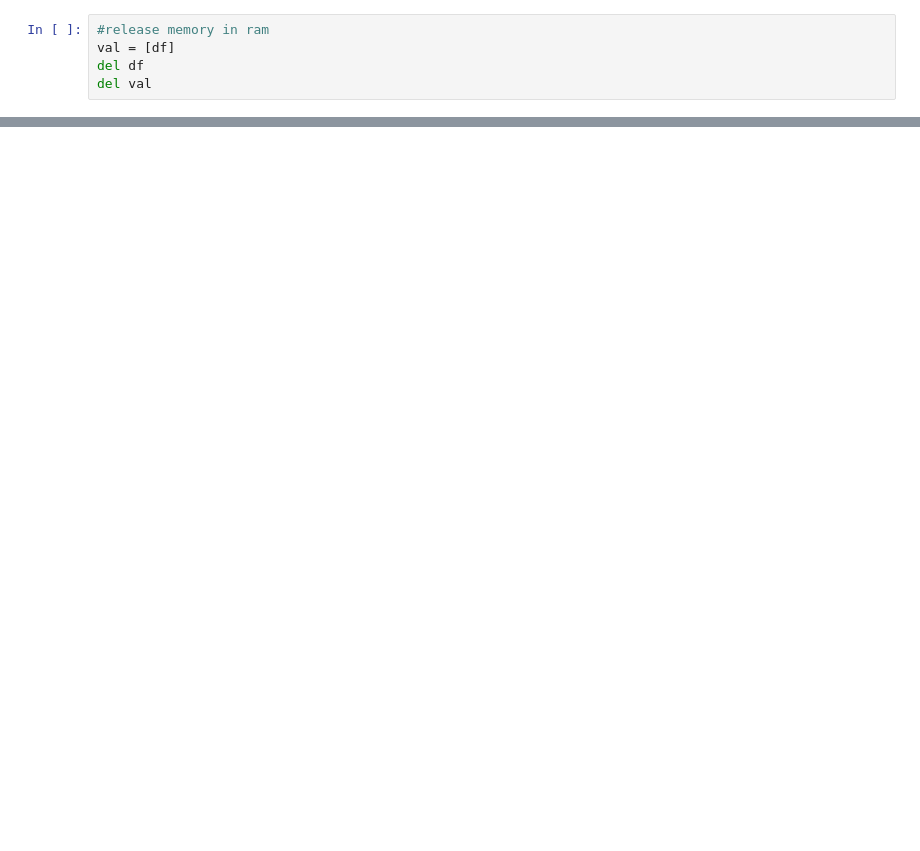
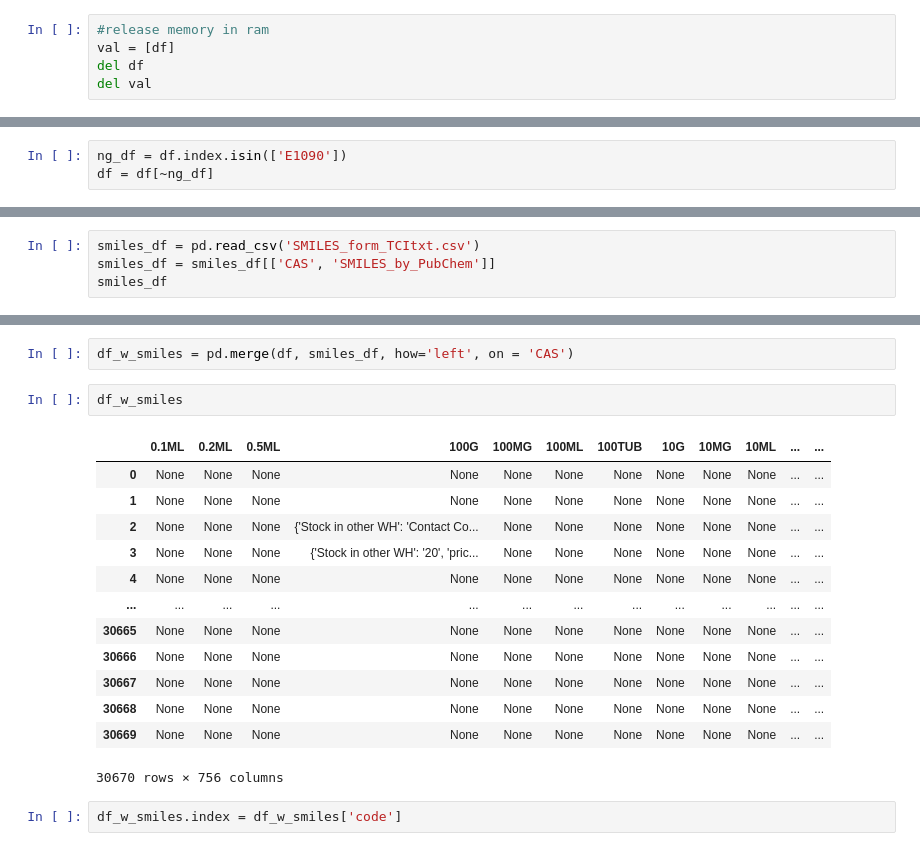
Before and after one commit to stephanyvargas/Learning_DataScience, a Jupyter notebook: WebScrapping_data/test_data_TCI.ipynb, the cells around one changed output, grey strips where cells are left out. Saved outputs shown, nothing was run; the diff lists cells and outputs as text; blank space fills up the shorter version.

```diff
--- a/WebScrapping_data/test_data_TCI.ipynb
+++ b/WebScrapping_data/test_data_TCI.ipynb
@@ -122,0 +173,3 @@ df[df['code'] == 'None']
+# %%
+ng_df = df.index.isin(['E1090'])
+df = df[~ng_df]
@@ -309,0 +229,4 @@ optical density [None '50.0 to 55.0' '1.00 to 1.10']
+# %%
+smiles_df = pd.read_csv('SMILES_form_TCItxt.csv')
+smiles_df = smiles_df[['CAS', 'SMILES_by_PubChem']]
+smiles_df
@@ -309,0 +247,20 @@ optical density [None '50.0 to 55.0' '1.00 to 1.10']
+# %%
+df_w_smiles = pd.merge(df, smiles_df, how='left', on = 'CAS')
+# %%
+df_w_smiles
+# %% [output]
+|  | 0.1ML | 0.2ML | 0.5ML | 100G | 100MG | 100ML | 100TUB | 10G | 10MG | 10ML | ... | ... |
+| 0 | None | None | None | None | None | None | None | None | None | None | ... | ... |
+| 1 | None | None | None | None | None | None | None | None | None | None | ... | ... |
+| 2 | None | None | None | {'Stock in other WH': 'Contact Co... | None | None | None | None | None | None | ... | ... |
+| 3 | None | None | None | {'Stock in other WH': '20', 'pric... | None | None | None | None | None | None | ... | ... |
+| 4 | None | None | None | None | None | None | None | None | None | None | ... | ... |
+| ... | ... | ... | ... | ... | ... | ... | ... | ... | ... | ... | ... | ... |
+| 30665 | None | None | None | None | None | None | None | None | None | None | ... | ... |
+| 30666 | None | None | None | None | None | None | None | None | None | None | ... | ... |
+| 30667 | None | None | None | None | None | None | None | None | None | None | ... | ... |
+| 30668 | None | None | None | None | None | None | None | None | None | None | ... | ... |
+| 30669 | None | None | None | None | None | None | None | None | None | None | ... | ... |
+30670 rows × 756 columns
+# %%
+df_w_smiles.index = df_w_smiles['code']
```
Also changed, not shown: parts of 112 cells of this notebook.
